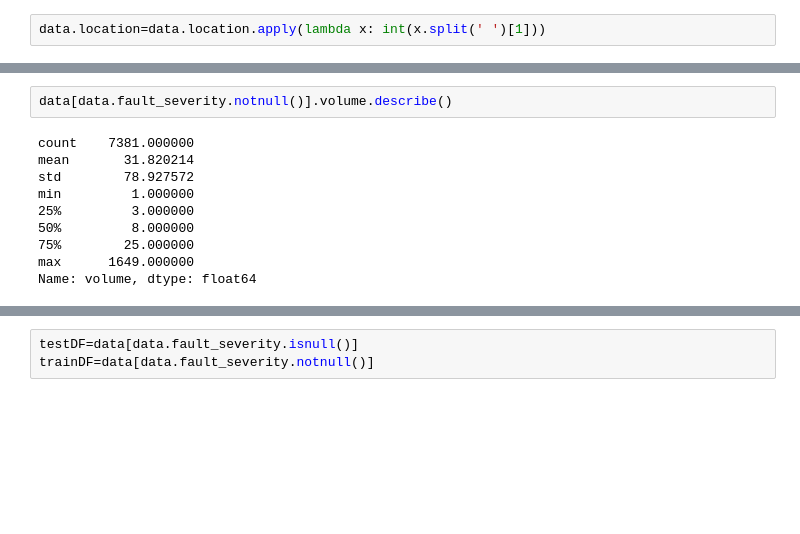
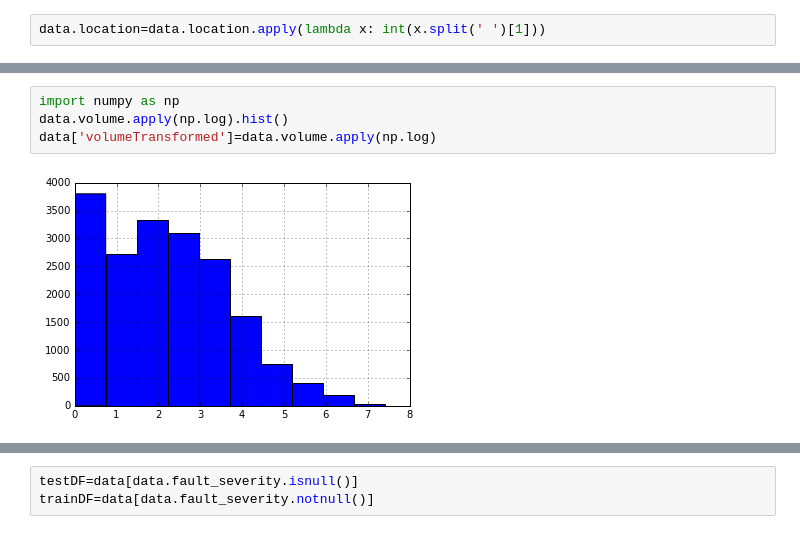
Before and after one commit to darekarsam/TelstraChallenge, a Jupyter notebook: kaggleChallenge.ipynb, the cells around one changed output, grey strips where cells are left out. Cells and saved outputs as stored; diff of their text form; blank space fills up the shorter version.

```diff
--- a/kaggleChallenge.ipynb
+++ b/kaggleChallenge.ipynb
@@ -68,12 +117,6 @@ data.location.hist()
-# %%
-data[data.fault_severity.notnull()].volume.describe()
-# %% [output]
-count    7381.000000
-mean       31.820214
-std        78.927572
-min         1.000000
-25%         3.000000
-50%         8.000000
-75%        25.000000
-max      1649.000000
-Name: volume, dtype: float64
+# %%
+import numpy as np
+data.volume.apply(np.log).hist()
+data['volumeTransformed']=data.volume.apply(np.log)
+# %% [output]
+[figure, added]
```
Also changed, not shown: parts of 23 cells of this notebook, 15 other files.
